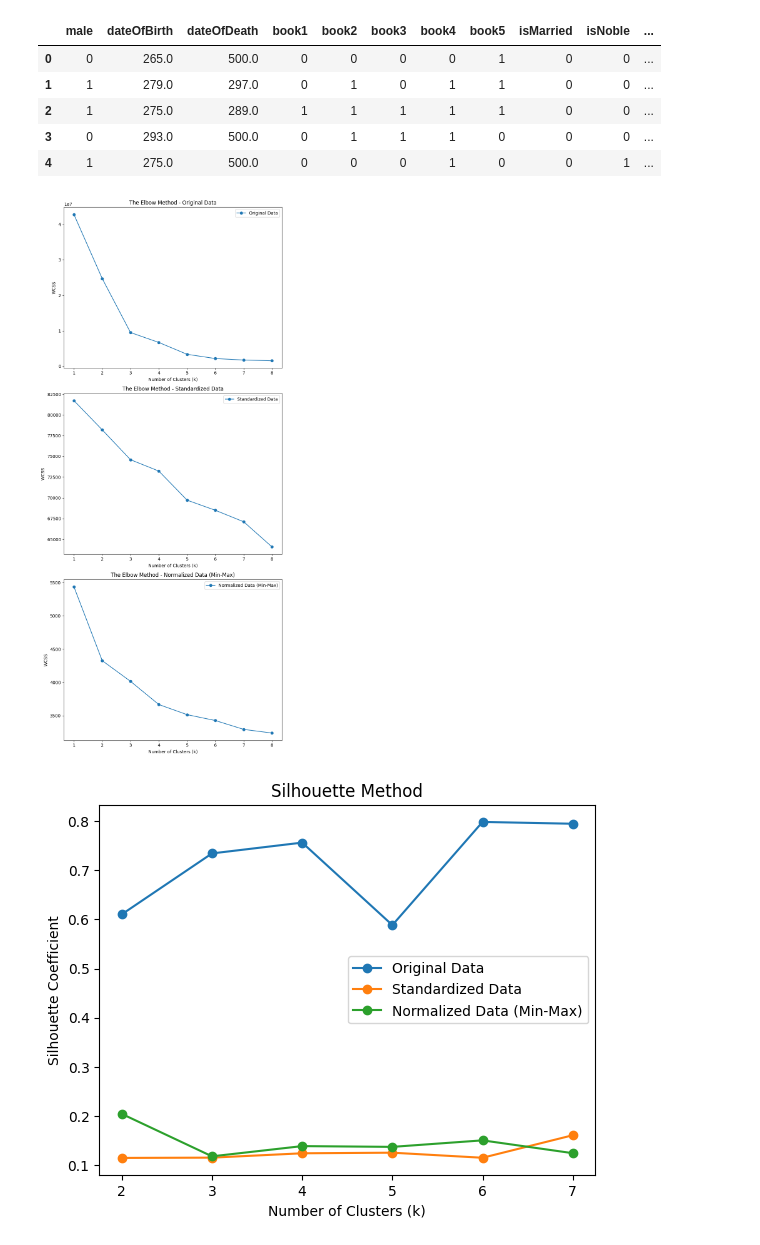
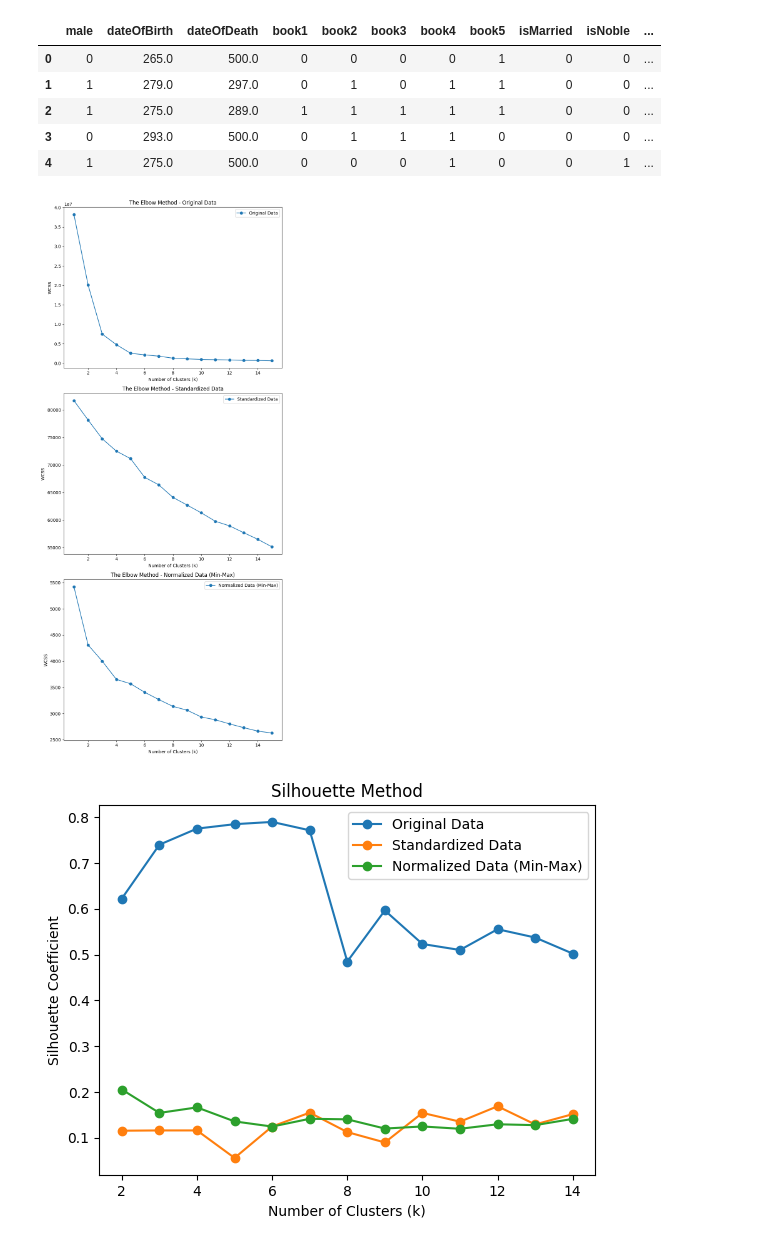
Before and after one commit to xxkaro/GameOfThrones-Clustering, a Jupyter notebook: FE/FE_final.ipynb, the cells around one changed output. Drawn from its saved outputs; the diff is of its cells as text; code cells hidden in the pictures.

```diff
--- a/FE/FE_final.ipynb
+++ b/FE/FE_final.ipynb
@@ -597,9 +617,9 @@ def count_wcss_scores(X, k_max):
     return scores
 
 # Obliczenie wyników dla każdego rodzaju danych
-wcss_vec_df = count_wcss_scores(df, 8)
-wcss_vec_df_stan = count_wcss_scores(df_stan, 8)
-wcss_vec_df_norm = count_wcss_scores(df_norm, 8)
+wcss_vec_df = count_wcss_scores(df, 15)
+wcss_vec_df_stan = count_wcss_scores(df_stan, 15)
+wcss_vec_df_norm = count_wcss_scores(df_norm, 15)
 
 x_ticks = list(range(1, len(wcss_vec_df) + 1))
 
@@ -630,31 +650,31 @@ axs[2].legend()
 plt.tight_layout()
 plt.show()
 # %% [output]
-[figure, old version]
+[figure, new version]
 # %%
 def calculate_silhouette_score(data):
     silhouette_scores = []
-    for n in range(2, 8):
+    for n in range(2, 15):
         kmeans = KMeans(n_clusters=n)
         kmeans.fit(X=data)
         silhouette_scores.append(silhouette_score(data, kmeans.labels_))
     return silhouette_scores
 
 silhouette_df = calculate_silhouette_score(df)
 silhouette_df_stan = calculate_silhouette_score(df_stan)
 silhouette_df_norm = calculate_silhouette_score(df_norm)
 
-x_ticks = list(range(2, 8))
+x_ticks = list(range(2, 15))
 plt.plot(x_ticks, silhouette_df, marker='o', label='Original Data')
 plt.plot(x_ticks, silhouette_df_stan, marker='o', label='Standardized Data')
 plt.plot(x_ticks, silhouette_df_norm, marker='o', label='Normalized Data (Min-Max)')
 plt.xlabel('Number of Clusters (k)')
 plt.ylabel('Silhouette Coefficient')
 plt.title('Silhouette Method')
 plt.legend()
 plt.show()
 # %% [output]
-[figure, old version]
+[figure, new version]
 # %%
 def plot_kmeans_clusters(X, n_clusters):
     kmeans = KMeans(n_clusters=n_clusters, random_state=0)
```
Also changed, not shown: parts of 9 cells of this notebook, 2 other files.
